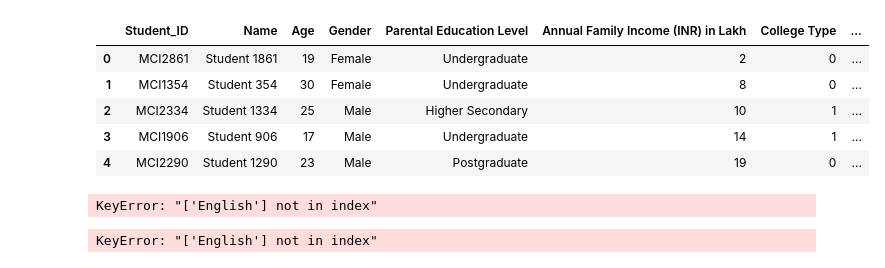
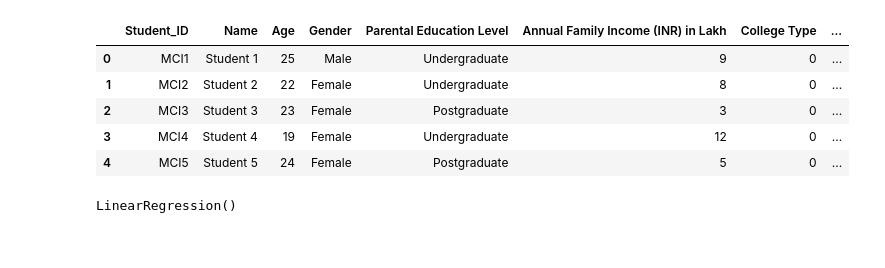
Before and after one commit to VimalAagri/Student_Performance_Analysis_and_Prediction_System, a Jupyter notebook: Student_Performance_Analysis_and_Prediction_System/mainApp/ml_model/model.ipynb, the cells around one changed output. Cells and saved outputs as stored; diff of their text form; code cells hidden in the pictures.

```diff
--- a/Student_Performance_Analysis_and_Prediction_System/mainApp/ml_model/model.ipynb
+++ b/Student_Performance_Analysis_and_Prediction_System/mainApp/ml_model/model.ipynb
@@ -1,66 +1,35 @@
 # %%
 import pandas as pd
 from sklearn.ensemble import RandomForestRegressor
+from sklearn.linear_model import LinearRegression, LogisticRegression
 from sklearn.model_selection import train_test_split
 from sklearn.preprocessing import LabelEncoder
+from sklearn.metrics import mean_absolute_error, accuracy_score
+import joblib
 
 # Load your student performance dataset
-df = pd.read_csv('student_performance_test_data.csv')
+df = pd.read_csv('student_performance_data.csv')
 df.head()
 # %% [output]
 |  | Student_ID | Name | Age | Gender | Parental Education Level | Annual Family Income (INR) in Lakh | College Type | ... |
-| 0 | MCI2861 | Student 1861 | 19 | Female | Undergraduate | 2 | 0 | ... |
-| 1 | MCI1354 | Student 354 | 30 | Female | Undergraduate | 8 | 0 | ... |
-| 2 | MCI2334 | Student 1334 | 25 | Male | Higher Secondary | 10 | 1 | ... |
-| 3 | MCI1906 | Student 906 | 17 | Male | Undergraduate | 14 | 1 | ... |
-| 4 | MCI2290 | Student 1290 | 23 | Male | Postgraduate | 19 | 0 | ... |
+| 0 | MCI1 | Student 1 | 25 | Male | Undergraduate | 9 | 0 | ... |
+| 1 | MCI2 | Student 2 | 22 | Female | Undergraduate | 8 | 0 | ... |
+| 2 | MCI3 | Student 3 | 23 | Female | Postgraduate | 3 | 0 | ... |
+| 3 | MCI4 | Student 4 | 19 | Female | Undergraduate | 12 | 0 | ... |
+| 4 | MCI5 | Student 5 | 24 | Female | Postgraduate | 5 | 0 | ... |
 # %%
-# Preprocessing: Encoding categorical features using LabelEncoder
-label_encoder = LabelEncoder()
+# Select relevant features (excluding Maths and Hindi)
+X = df[['Attendance Percentage', 'Study Hours per Day', 'Stress Level', 'Total Percentage']]
 
-# Apply LabelEncoder to categorical columns
-df['Gender'] = label_encoder.fit_transform(df['Gender'])
-df['Parental Education Level'] = label_encoder.fit_transform(df['Parental Education Level'])
-df['College Type'] = label_encoder.fit_transform(df['College Type'])
-
-# Feature selection: Only select relevant features that affect Total Percentage
-X = df[['Study Hours per Day', 'Stress Level', 'Extra-Curricular Activities', 'Hindi', 'English', 'Maths', 'Science', 'Computer']]
-
-# Target variable
-y = df['Total Percentage']
+# Target variables
+y_reg = df['Total Percentage']  # Regression target (Total Percentage)
+y_clf = df['Pass/Fail']  # Classification target (Pass/Fail)
-# %% [output]
-KeyError: "['English'] not in index"
 # %%
-
-
-# Train a Random Forest model to see feature importance
-model_rf = RandomForestRegressor(n_estimators=100, random_state=42)
-model_rf.fit(X, y)
-
-# Get feature importance
-feature_importance = model_rf.feature_importances_
-
-# Display feature importance
-feature_df = pd.DataFrame({
-    'Feature': X.columns,
-    'Importance': feature_importance
-})
-
-print("Feature Importance:")
-print(feature_df.sort_values(by='Importance', ascending=False))
-
-# Using the important features to train a better model
-X_important = X[['Attendance Percentage', 'Study Hours per Day', 'Hindi', 'Maths', 'Science', 'Computer']]
-model_rf.fit(X_important, y)
-
-# Predict the Total Percentage
-y_pred_rf = model_rf.predict(X_important)
-
-# Save the predictions to a new CSV
-df['Predicted Total Percentage'] = y_pred_rf
-df.to_csv('predicted_student_performance_important_features.csv', index=False)
-
-# Print the first few predictions
-print(df[['Student_ID', 'Predicted Total Percentage']].head())
+# Train-test split
+X_train, X_test, y_train_reg, y_test_reg, y_train_clf, y_test_clf = train_test_split(X, y_reg, y_clf, test_size=0.2, random_state=42)
-# %% [output]
-KeyError: "['English'] not in index"
+# %%
+# Linear regression model for Total Percentage prediction
+linear_regressor = LinearRegression()
+linear_regressor.fit(X_train, y_train_reg)
+# %% [output]
+LinearRegression()
```
Also changed, not shown: parts of 7 cells of this notebook, 5 other files.
